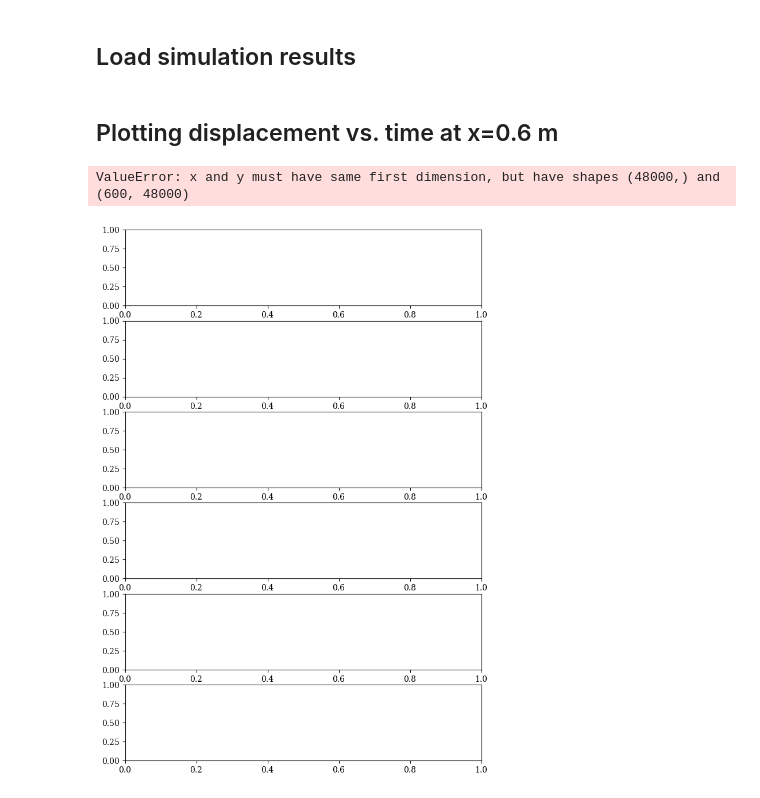
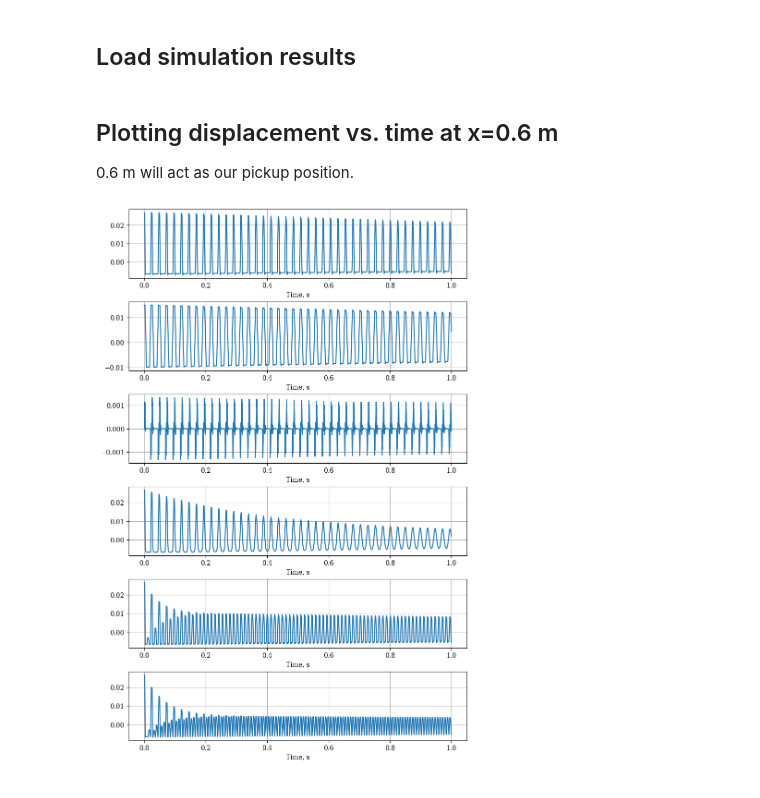
Before and after one commit to ELFREELAND/string_instrument, a Jupyter notebook: analysis.ipynb, the cells around one changed output. Drawn from its saved outputs; the diff is of its cells as text; code cells hidden in the pictures.

```diff
--- a/analysis.ipynb
+++ b/analysis.ipynb
@@ -34,19 +33,23 @@ with open("har3.dat", "rb") as f:
     s_har3 = pickle.load(f)
 # %% [markdown]
 ## Plotting displacement vs. time at x=0.6 m
+
+0.6 m will act as our pickup position.
 # %%
-f, (ax1, ax2, ax3, ax4, ax5, ax6) = plt.subplots(nrows=6, figsize=(8, 12))
+f, (ax1, ax2, ax3, ax4, ax5, ax6) = plt.subplots(nrows=6, figsize=(8, 12), layout="constrained")
 
 ax1.plot(s_op_p["t"], s_op_p["y"][400,:])
 ax2.plot(s_op_n["t"], s_op_n["y"][400,:])
 ax3.plot(s_op_h["t"], s_op_h["y"][400,:])
 ax4.plot(s_palm["t"], s_palm["y"][400,:])
 ax5.plot(s_har2["t"], s_har2["y"][400,:])
 ax6.plot(s_har3["t"], s_har3["y"][400,:])
 
 for a in (ax1, ax2, ax3, ax4, ax5, ax6):
     a.grid(True)
     #a.set_xlim(0.5, 0.53)
+    a.set_xlabel("Time, s")
+
+plt.savefig("analysis_images/waveform_long.png", dpi=100)
 # %% [output]
-ValueError: x and y must have same first dimension, but have shapes (48000,) and (600, 48000)
-[figure, old version]
+[figure, new version]
```
Also changed, not shown: parts of 7 cells of this notebook, 9 other files.
